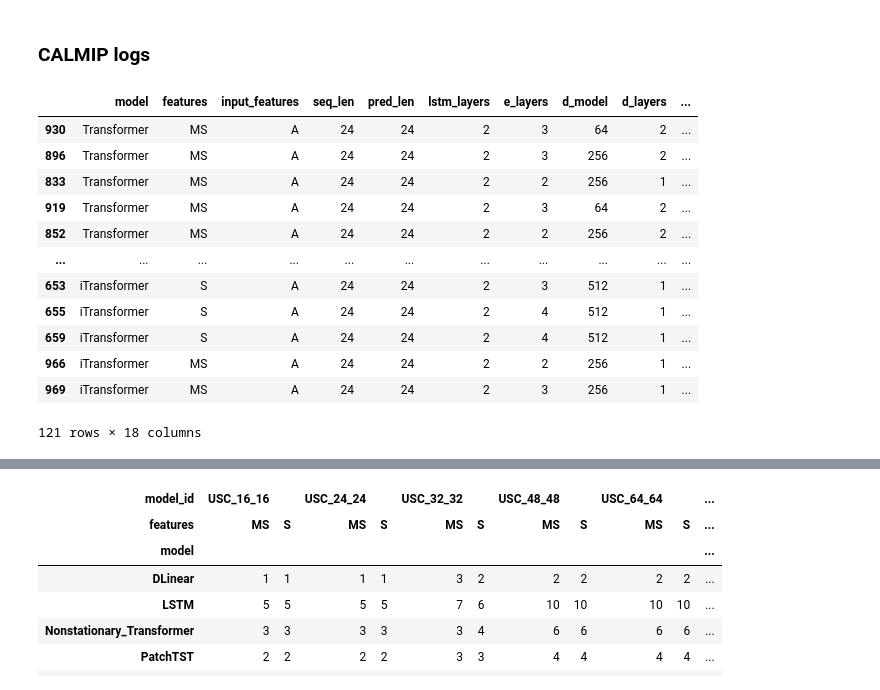
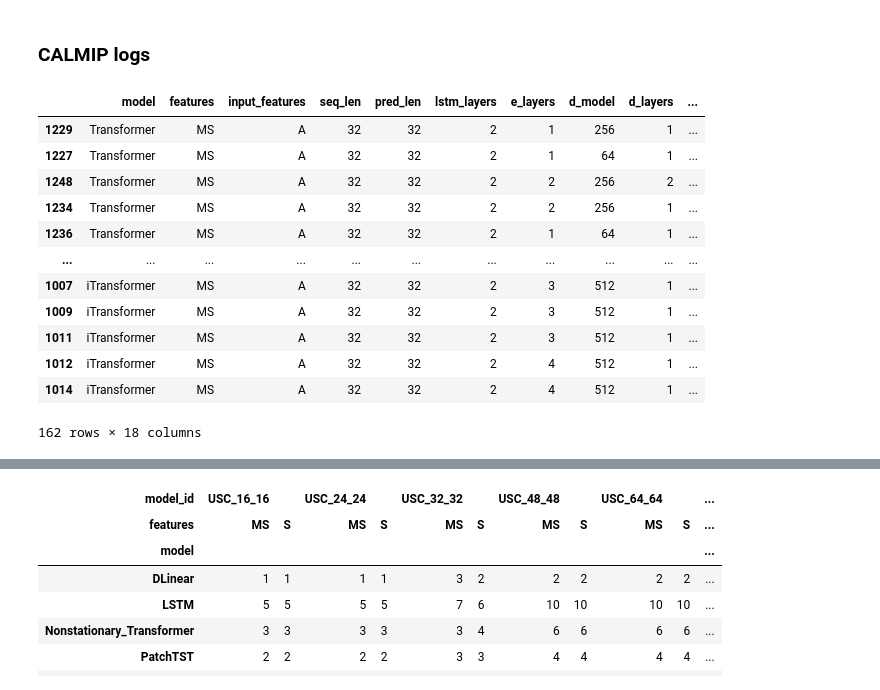
Before and after one commit to arnaud-odet/Time-Series-Library, a Jupyter notebook: results.ipynb, the cells around one changed output, grey strips where cells are left out. Cells and saved outputs as stored; diff of their text form; code cells hidden in the pictures.

```diff
--- a/results.ipynb
+++ b/results.ipynb
@@ -157,22 +176,22 @@ test 1965
 # %%
 cp_logs_df = pd.read_csv('./logs/calmip_logs.csv', index_col = 0)
 cp_logs_df = cp_logs_df[cp_logs_df.index >= CALMIP_START_INDEX[2]]
 cp_logs_df['fit_time'] = cp_logs_df['fit_time'].astype(int)
-model_id = "USC_24_24"
-cp_query = (cp_logs_df['model_id'] == model_id)
+th = 32
+cp_query = (cp_logs_df['seq_len'] == th)
 cp_logs_df[cp_query][['model','features','input_features','seq_len', 'pred_len','lstm_layers','e_layers','d_model', 'd_layers', 'd_ff',
        'dropout', 'learning_rate', 'train_epochs', 'epoch','fde','rmse','nb_params', 'fit_time']].sort_values('fde')
 # %% [output]
 |  | model | features | input_features | seq_len | pred_len | lstm_layers | e_layers | d_model | d_layers | ... |
-| 930 | Transformer | MS | A | 24 | 24 | 2 | 3 | 64 | 2 | ... |
-| 896 | Transformer | MS | A | 24 | 24 | 2 | 3 | 256 | 2 | ... |
-| 833 | Transformer | MS | A | 24 | 24 | 2 | 2 | 256 | 1 | ... |
-| 919 | Transformer | MS | A | 24 | 24 | 2 | 3 | 64 | 2 | ... |
-| 852 | Transformer | MS | A | 24 | 24 | 2 | 2 | 256 | 2 | ... |
+| 1229 | Transformer | MS | A | 32 | 32 | 2 | 1 | 256 | 1 | ... |
+| 1227 | Transformer | MS | A | 32 | 32 | 2 | 1 | 64 | 1 | ... |
+| 1248 | Transformer | MS | A | 32 | 32 | 2 | 2 | 256 | 2 | ... |
+| 1234 | Transformer | MS | A | 32 | 32 | 2 | 2 | 256 | 1 | ... |
+| 1236 | Transformer | MS | A | 32 | 32 | 2 | 1 | 64 | 1 | ... |
 | ... | ... | ... | ... | ... | ... | ... | ... | ... | ... | ... |
-| 653 | iTransformer | S | A | 24 | 24 | 2 | 3 | 512 | 1 | ... |
-| 655 | iTransformer | S | A | 24 | 24 | 2 | 4 | 512 | 1 | ... |
-| 659 | iTransformer | S | A | 24 | 24 | 2 | 4 | 512 | 1 | ... |
-| 966 | iTransformer | MS | A | 24 | 24 | 2 | 2 | 256 | 1 | ... |
-| 969 | iTransformer | MS | A | 24 | 24 | 2 | 3 | 256 | 1 | ... |
+| 1007 | iTransformer | MS | A | 32 | 32 | 2 | 3 | 512 | 1 | ... |
+| 1009 | iTransformer | MS | A | 32 | 32 | 2 | 3 | 512 | 1 | ... |
+| 1011 | iTransformer | MS | A | 32 | 32 | 2 | 3 | 512 | 1 | ... |
+| 1012 | iTransformer | MS | A | 32 | 32 | 2 | 4 | 512 | 1 | ... |
+| 1014 | iTransformer | MS | A | 32 | 32 | 2 | 4 | 512 | 1 | ... |
-121 rows × 18 columns
+162 rows × 18 columns
```
Also changed, not shown: parts of 4 cells of this notebook, 8 other files.
